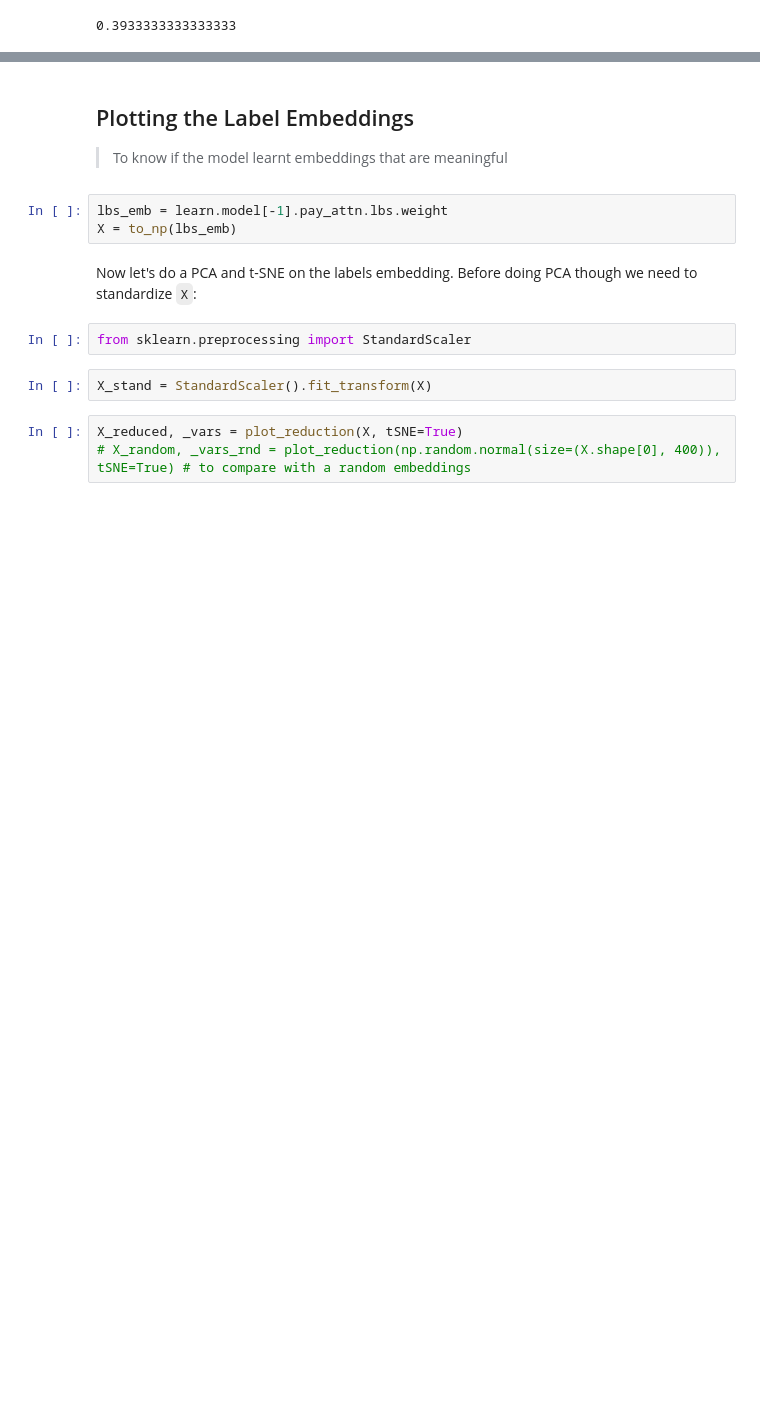
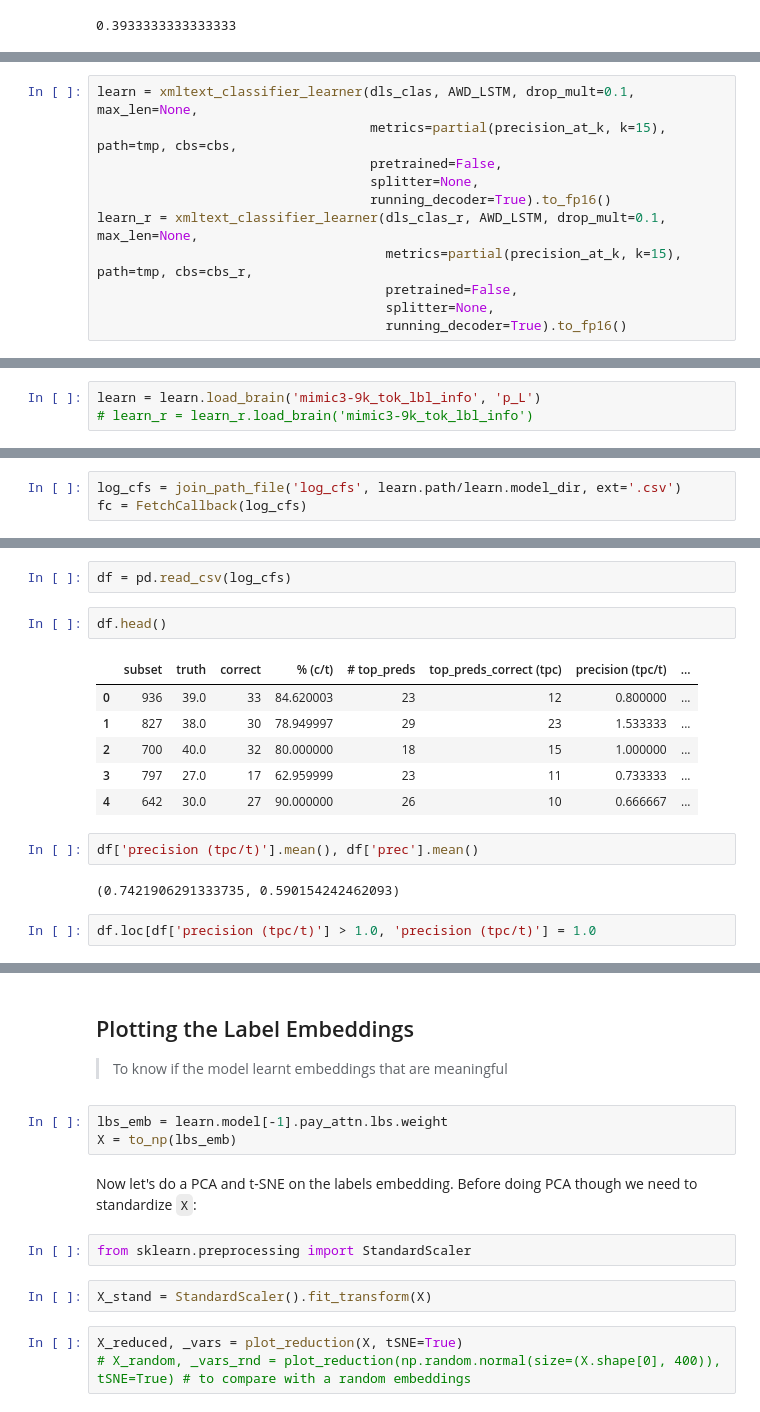
Before and after one commit to debjyotiSRoy/xcube, a Jupyter notebook: nbs/18_tutorial.train_mimic3.ipynb, the cells around one changed output, grey strips where cells are left out. Cells and saved outputs as stored; diff of their text form; blank space fills up the shorter version.

```diff
--- a/nbs/18_tutorial.train_mimic3.ipynb
+++ b/nbs/18_tutorial.train_mimic3.ipynb
@@ -1592,0 +1576,11 @@ precision_at_k(preds+preds_r, targs, k=15)
+# %%
+learn = xmltext_classifier_learner(dls_clas, AWD_LSTM, drop_mult=0.1, max_len=None,
+                                   metrics=partial(precision_at_k, k=15), path=tmp, cbs=cbs,
+                                   pretrained=False,
+                                   splitter=None,
+                                   running_decoder=True).to_fp16()
+learn_r = xmltext_classifier_learner(dls_clas_r, AWD_LSTM, drop_mult=0.1, max_len=None,
+                                     metrics=partial(precision_at_k, k=15), path=tmp, cbs=cbs_r,
+                                     pretrained=False,
+                                     splitter=None,
+                                     running_decoder=True).to_fp16()
@@ -1592,0 +1627,3 @@ precision_at_k(preds+preds_r, targs, k=15)
+# %%
+learn = learn.load_brain('mimic3-9k_tok_lbl_info', 'p_L')
+# learn_r = learn_r.load_brain('mimic3-9k_tok_lbl_info')
@@ -1592,0 +1700,3 @@ precision_at_k(preds+preds_r, targs, k=15)
+# %%
+log_cfs = join_path_file('log_cfs', learn.path/learn.model_dir, ext='.csv')
+fc = FetchCallback(log_cfs)
@@ -1592,0 +1713,17 @@ precision_at_k(preds+preds_r, targs, k=15)
+# %%
+df = pd.read_csv(log_cfs)
+# %%
+df.head()
+# %% [output]
+|  | subset | truth | correct | % (c/t) | # top_preds | top_preds_correct (tpc) | precision (tpc/t) | ... |
+| 0 | 936 | 39.0 | 33 | 84.620003 | 23 | 12 | 0.800000 | ... |
+| 1 | 827 | 38.0 | 30 | 78.949997 | 29 | 23 | 1.533333 | ... |
+| 2 | 700 | 40.0 | 32 | 80.000000 | 18 | 15 | 1.000000 | ... |
+| 3 | 797 | 27.0 | 17 | 62.959999 | 23 | 11 | 0.733333 | ... |
+| 4 | 642 | 30.0 | 27 | 90.000000 | 26 | 10 | 0.666667 | ... |
+# %%
+df['precision (tpc/t)'].mean(), df['prec'].mean()
+# %% [output]
+(0.7421906291333735, 0.590154242462093)
+# %%
+df.loc[df['precision (tpc/t)'] > 1.0, 'precision (tpc/t)'] = 1.0
```
Also changed, not shown: parts of 61 cells of this notebook, 3 other files.
